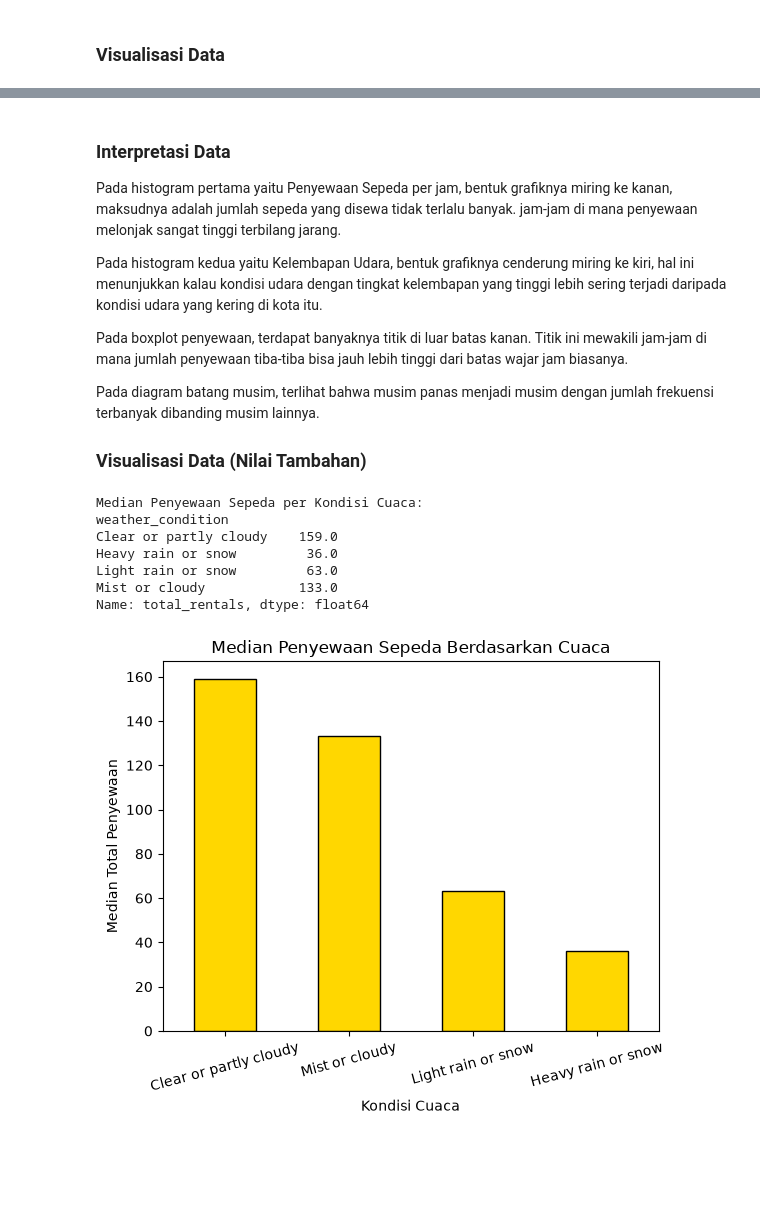
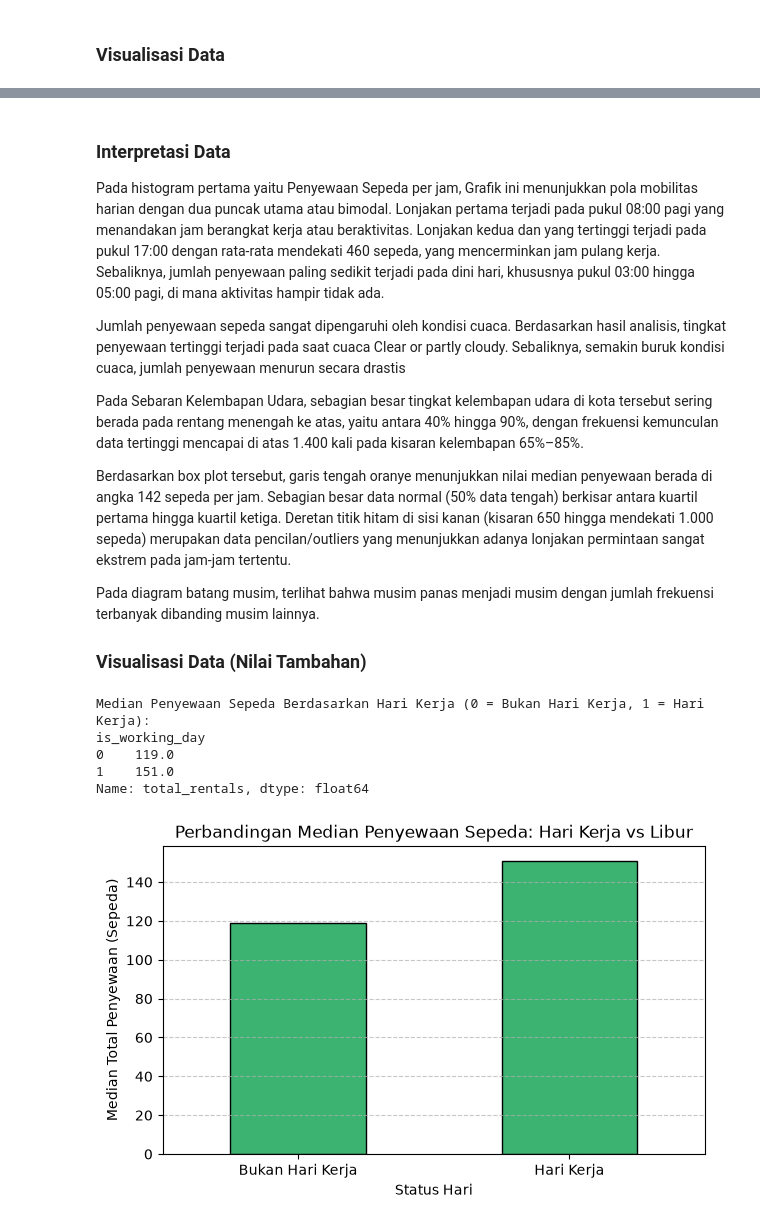
Before and after one commit to esteryeliiii2/project1-eda-kelompok-01, a Jupyter notebook: eda_kelompok_01.ipynb, the cells around one changed output, grey strips where cells are left out. Cells and saved outputs as stored; diff of their text form; code cells hidden in the pictures; blank space fills up the shorter version.

```diff
--- a/eda_kelompok_01.ipynb
+++ b/eda_kelompok_01.ipynb
@@ -341,34 +358,42 @@ plt.show()
 # %% [markdown]
 ### Interpretasi Data
 
-Pada histogram pertama yaitu Penyewaan Sepeda per jam, bentuk grafiknya miring ke kanan, maksudnya adalah jumlah sepeda yang disewa tidak terlalu banyak. jam-jam di mana penyewaan melonjak sangat tinggi terbilang jarang.
+Pada histogram pertama yaitu Penyewaan Sepeda per jam, Grafik ini menunjukkan pola mobilitas harian dengan dua puncak utama atau bimodal. Lonjakan pertama terjadi pada pukul 08:00 pagi yang menandakan jam berangkat kerja atau beraktivitas. Lonjakan kedua dan yang tertinggi terjadi pada pukul 17:00 dengan rata-rata mendekati 460 sepeda, yang mencerminkan jam pulang kerja. Sebaliknya, jumlah penyewaan paling sedikit terjadi pada dini hari, khususnya pukul 03:00 hingga 05:00 pagi, di mana aktivitas hampir tidak ada.
 
+Jumlah penyewaan sepeda sangat dipengaruhi oleh kondisi cuaca. Berdasarkan hasil analisis, tingkat penyewaan tertinggi terjadi pada saat cuaca Clear or partly cloudy. Sebaliknya, semakin buruk kondisi cuaca, jumlah penyewaan menurun secara drastis
 
-Pada histogram kedua yaitu Kelembapan Udara, bentuk grafiknya cenderung miring ke kiri, hal ini menunjukkan kalau kondisi udara dengan tingkat kelembapan yang tinggi lebih sering terjadi daripada kondisi udara yang kering di kota itu.
+Pada Sebaran Kelembapan Udara, sebagian besar tingkat kelembapan udara di kota tersebut sering berada pada rentang menengah ke atas, yaitu antara 40% hingga 90%, dengan frekuensi kemunculan data tertinggi mencapai di atas 1.400 kali pada kisaran kelembapan 65%–85%.
 
-Pada boxplot penyewaan, terdapat banyaknya titik di luar batas kanan. Titik ini mewakili jam-jam di mana jumlah penyewaan tiba-tiba bisa jauh lebih tinggi dari batas wajar jam biasanya.
+Berdasarkan box plot tersebut, garis tengah oranye menunjukkan nilai median penyewaan berada di angka 142 sepeda per jam. Sebagian besar data normal (50% data tengah) berkisar antara kuartil pertama hingga kuartil ketiga. Deretan titik hitam di sisi kanan (kisaran 650 hingga mendekati 1.000 sepeda) merupakan data pencilan/outliers yang menunjukkan adanya lonjakan permintaan sangat ekstrem pada jam-jam tertentu.
 
 Pada diagram batang musim, terlihat bahwa musim panas menjadi musim dengan jumlah frekuensi terbanyak dibanding musim lainnya.
 
 ### Visualisasi Data (Nilai Tambahan)
 # %%
-median_cuaca = df.groupby("weather_condition")["total_rentals"].median()
-print("Median Penyewaan Sepeda per Kondisi Cuaca:")
-print(median_cuaca)
+import pandas as pd
+import matplotlib.pyplot as plt
 
-median_cuaca.sort_values(ascending=False).plot(kind='bar', color='gold', edgecolor='black')
-plt.title("Median Penyewaan Sepeda Berdasarkan Cuaca")
-plt.xlabel("Kondisi Cuaca")
-plt.ylabel("Median Total Penyewaan")
-plt.xticks(rotation=15)
+df = pd.read_csv("bike_sharing_hourly.csv")
+
+median_kerja = df.groupby("is_working_day")["total_rentals"].median()
+print("Median Penyewaan Sepeda Berdasarkan Hari Kerja (0 = Bukan Hari Kerja, 1 = Hari Kerja):")
+print(median_kerja)
+
+
+plt.figure(figsize=(7, 4))
+median_kerja.index = ['Bukan Hari Kerja', 'Hari Kerja']
+median_kerja.plot(kind='bar', color='mediumseagreen', edgecolor='black')
+plt.title("Perbandingan Median Penyewaan Sepeda: Hari Kerja vs Libur")
+plt.xlabel("Status Hari")
+plt.ylabel("Median Total Penyewaan (Sepeda)")
+plt.xticks(rotation=0)
+plt.grid(axis='y', linestyle='--', alpha=0.7)
 plt.show()
 # %% [output]
-Median Penyewaan Sepeda per Kondisi Cuaca:
-weather_condition
-Clear or partly cloudy    159.0
-Heavy rain or snow         36.0
-Light rain or snow         63.0
-Mist or cloudy            133.0
+Median Penyewaan Sepeda Berdasarkan Hari Kerja (0 = Bukan Hari Kerja, 1 = Hari Kerja):
+is_working_day
+0    119.0
+1    151.0
 Name: total_rentals, dtype: float64
-[figure, old version]
+[figure, new version]
 # %% [markdown]
```
Also changed, not shown: parts of 5 cells of this notebook.
